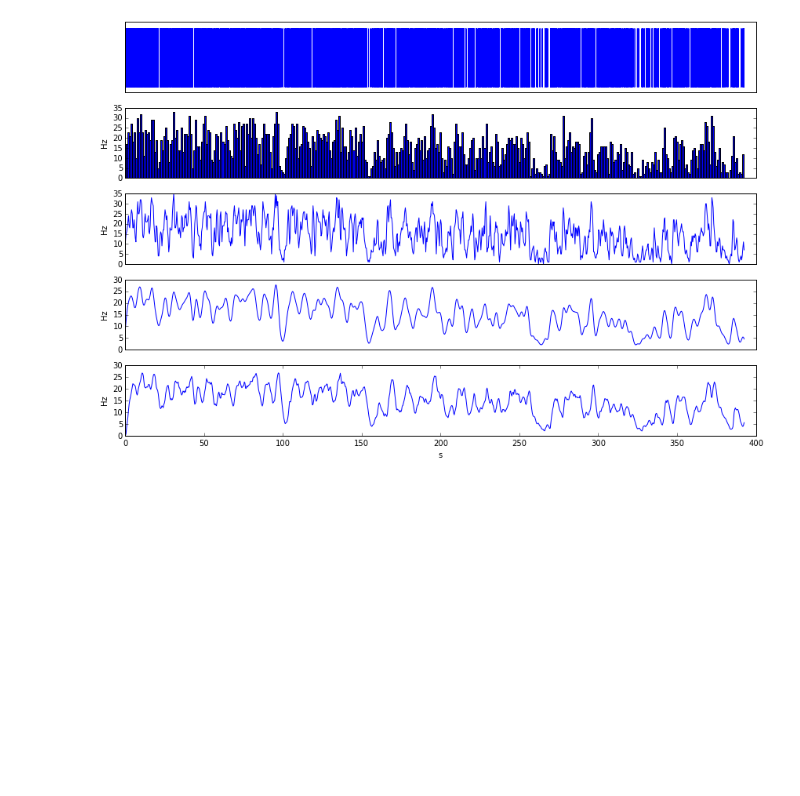
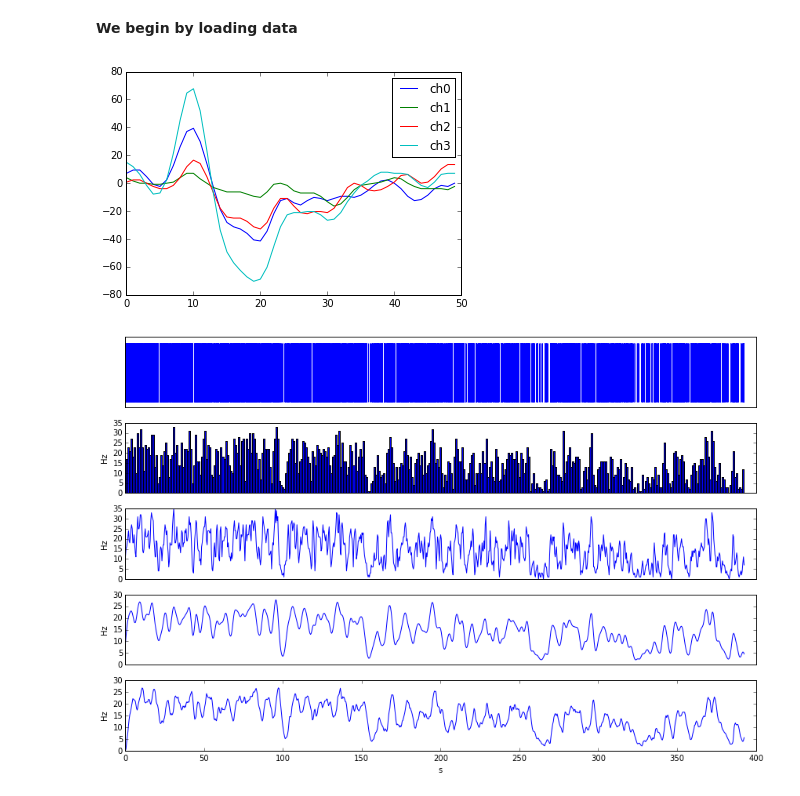
Before and after one commit to CINPLA/SummerSchool2015, a Jupyter notebook: MultiunitExcellAnalysis.ipynb, the cells around one changed output. Cells and saved outputs as stored; diff of their text form; code cells hidden in the pictures; blank space fills up the shorter version.

```diff
--- a/MultiunitExcellAnalysis.ipynb
+++ b/MultiunitExcellAnalysis.ipynb
@@ -17,3 +30,21 @@ show()
+# %% [markdown]
+**We begin by loading data**
+# %%
+i = neo.io.NeoMatlabIO('DVH_2012101313.mat')# T7U1
+e = neo.io.NeoMatlabIO('DVH_2012111410.mat')# T8U1
+data = {}
+data['1313'] = {}
+data['1410'] = {}
+data['1313']['blk'] = i.read_block()
+data['1313']['tetrode'] = 'T7'
+data['1313']['unit'] = 'U1'
+data['1410']['blk'] = e.read_block()
+data['1410']['tetrode'] = 'T8'
+data['1410']['unit'] = 'U1'
+# %%
+plot_waveform(data['1313'])
+# %% [output]
+[figure, added]
 # %%
 r = neo.io.NeoMatlabIO(inhib_file)
 blk = r.read_block()
```
Also changed, not shown: parts of 9 cells of this notebook, 1 other file.
